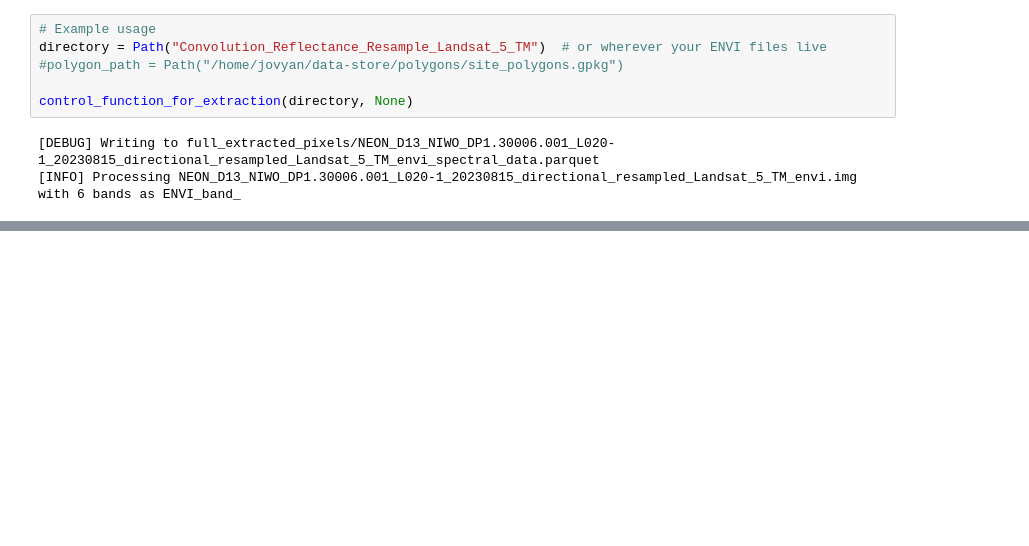
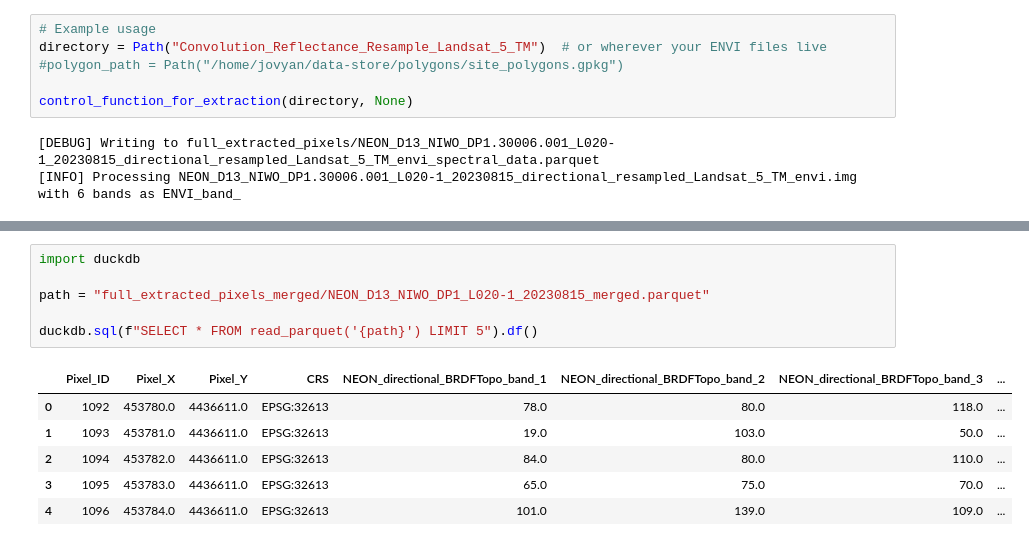
Before and after one commit to earthlab/cross-sensor-cal, a Jupyter notebook: Pixel_extraction.ipynb, the cells around one changed output, grey strips where cells are left out. Cells and saved outputs as stored; diff of their text form; blank space fills up the shorter version.

```diff
--- a/Pixel_extraction.ipynb
+++ b/Pixel_extraction.ipynb
@@ -1092,0 +1396,13 @@ len(plots), plots[:3]
+# %%
+import duckdb
+
+path = "full_extracted_pixels_merged/NEON_D13_NIWO_DP1_L020-1_20230815_merged.parquet"
+
+duckdb.sql(f"SELECT * FROM read_parquet('{path}') LIMIT 5").df()
+# %% [output]
+|  | Pixel_ID | Pixel_X | Pixel_Y | CRS | NEON_directional_BRDFTopo_band_1 | NEON_directional_BRDFTopo_band_2 | NEON_directional_BRDFTopo_band_3 | ... |
+| 0 | 1092 | 453780.0 | 4436611.0 | EPSG:32613 | 78.0 | 80.0 | 118.0 | ... |
+| 1 | 1093 | 453781.0 | 4436611.0 | EPSG:32613 | 19.0 | 103.0 | 50.0 | ... |
+| 2 | 1094 | 453782.0 | 4436611.0 | EPSG:32613 | 84.0 | 80.0 | 110.0 | ... |
+| 3 | 1095 | 453783.0 | 4436611.0 | EPSG:32613 | 65.0 | 75.0 | 70.0 | ... |
+| 4 | 1096 | 453784.0 | 4436611.0 | EPSG:32613 | 101.0 | 139.0 | 109.0 | ... |
```
Also changed, not shown: parts of 11 cells of this notebook.
